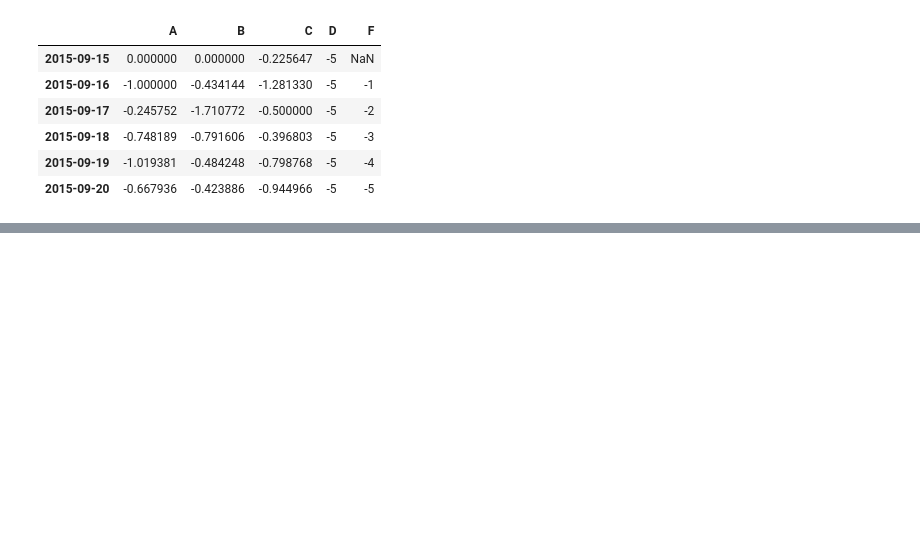
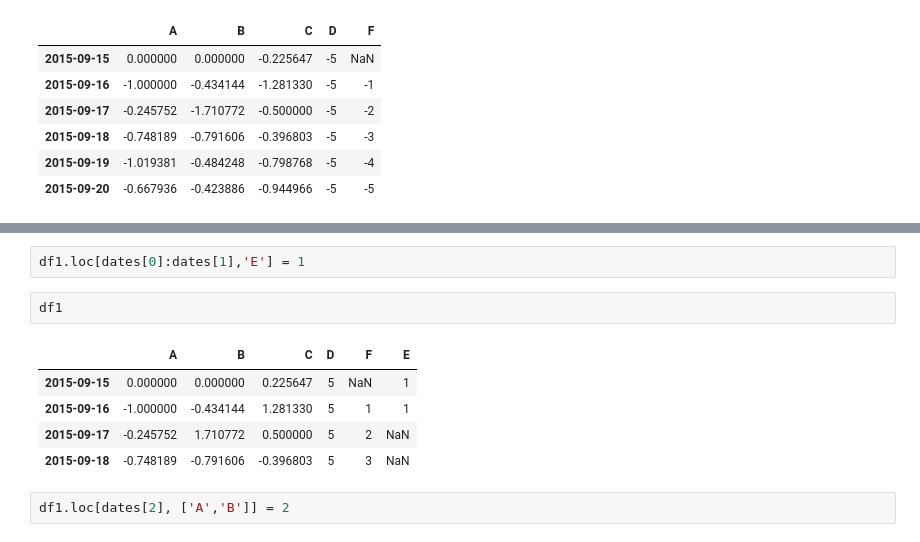
Before and after one commit to SByeol/data_science, a Jupyter notebook: HW1_pandas.ipynb, the cells around one changed output, grey strips where cells are left out. Drawn from its saved outputs; the diff is of its cells as text; blank space fills up the shorter version.

```diff
--- a/HW1_pandas.ipynb
+++ b/HW1_pandas.ipynb
@@ -557,0 +568,12 @@ df2
+# %%
+df1.loc[dates[0]:dates[1],'E'] = 1
+# %%
+df1
+# %% [output]
+|  | A | B | C | D | F | E |
+| 2015-09-15 | 0.000000 | 0.000000 | 0.225647 | 5 | NaN | 1 |
+| 2015-09-16 | -1.000000 | -0.434144 | 1.281330 | 5 | 1 | 1 |
+| 2015-09-17 | -0.245752 | 1.710772 | 0.500000 | 5 | 2 | NaN |
+| 2015-09-18 | -0.748189 | -0.791606 | -0.396803 | 5 | 3 | NaN |
+# %%
+df1.loc[dates[2], ['A','B']] = 2
```
Also changed, not shown: parts of 7 cells of this notebook.
